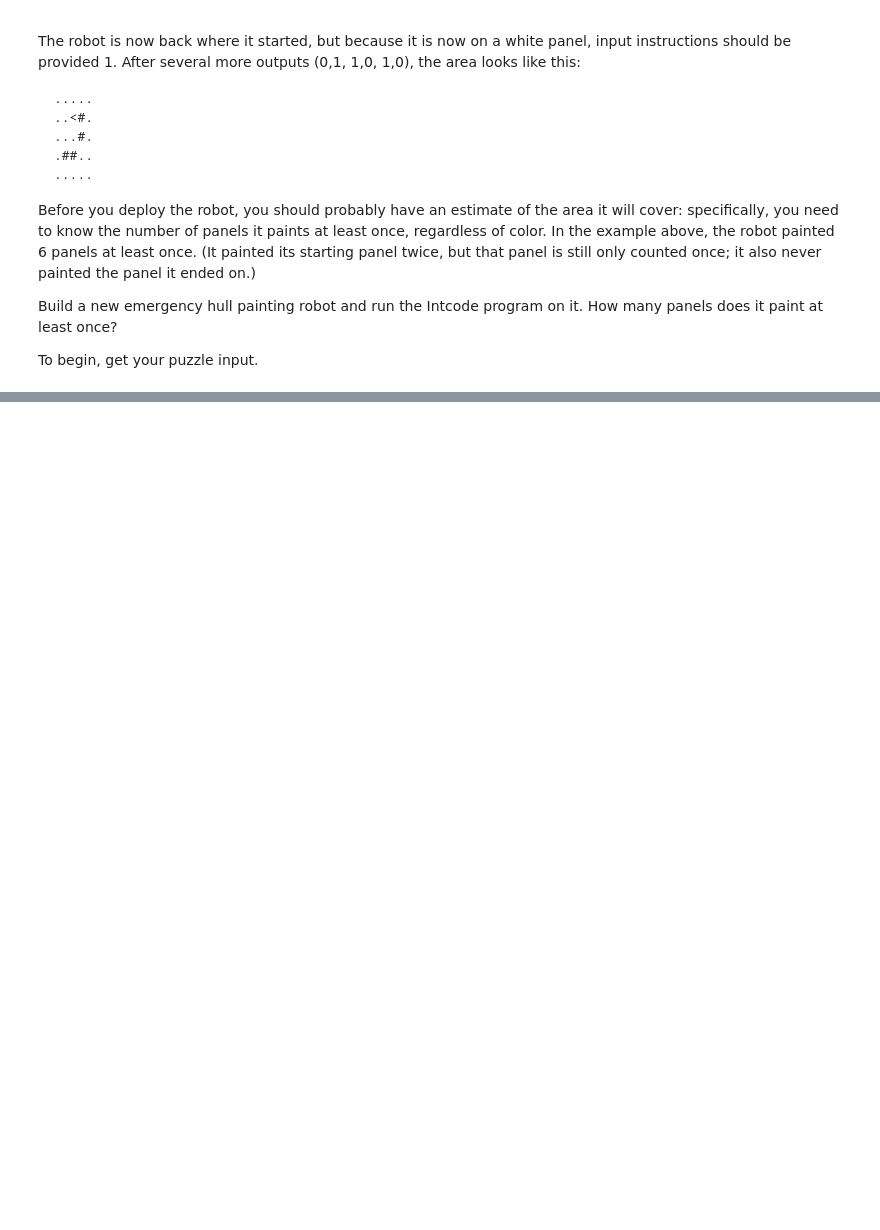
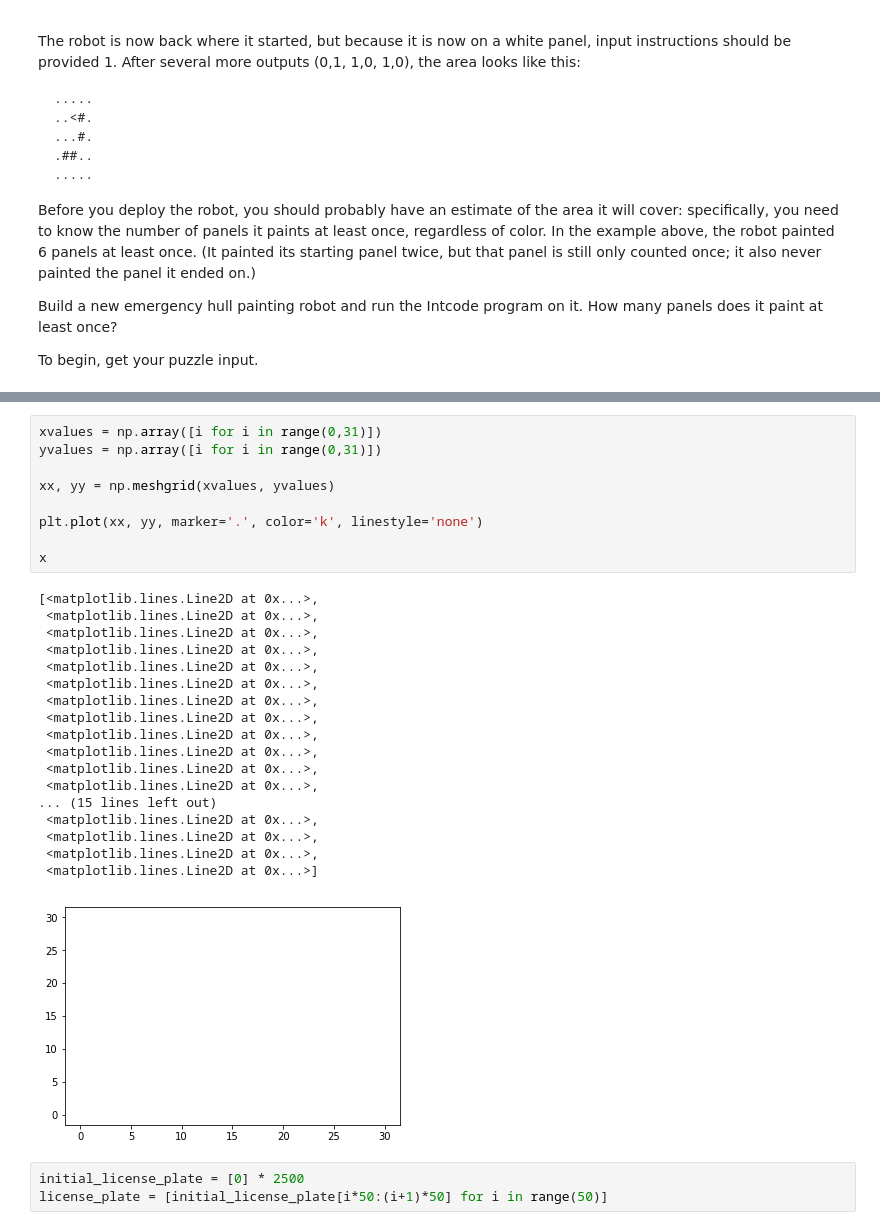
Before and after one commit to mikeion/AdventofCode2019, a Jupyter notebook: day11/day11.ipynb, the cells around one changed output, grey strips where cells are left out. Saved outputs shown, nothing was run; the diff lists cells and outputs as text; blank space fills up the shorter version.

```diff
--- a/day11/day11.ipynb
+++ b/day11/day11.ipynb
@@ -71,0 +256,31 @@ sys.path.insert(0, "../day9/)
+# %%
+xvalues = np.array([i for i in range(0,31)])
+yvalues = np.array([i for i in range(0,31)])
+
+xx, yy = np.meshgrid(xvalues, yvalues)
+
+plt.plot(xx, yy, marker='.', color='k', linestyle='none')
+
+x
+# %% [output]
+[<matplotlib.lines.Line2D at 0x...>,
+ <matplotlib.lines.Line2D at 0x...>,
+ <matplotlib.lines.Line2D at 0x...>,
+ <matplotlib.lines.Line2D at 0x...>,
+ <matplotlib.lines.Line2D at 0x...>,
+ <matplotlib.lines.Line2D at 0x...>,
+ <matplotlib.lines.Line2D at 0x...>,
+ <matplotlib.lines.Line2D at 0x...>,
+ <matplotlib.lines.Line2D at 0x...>,
+ <matplotlib.lines.Line2D at 0x...>,
+ <matplotlib.lines.Line2D at 0x...>,
+ <matplotlib.lines.Line2D at 0x...>,
+... (15 lines left out)
+ <matplotlib.lines.Line2D at 0x...>,
+ <matplotlib.lines.Line2D at 0x...>,
+ <matplotlib.lines.Line2D at 0x...>,
+ <matplotlib.lines.Line2D at 0x...>]
+[figure, added]
+# %%
+initial_license_plate = [0] * 2500
+license_plate = [initial_license_plate[i*50:(i+1)*50] for i in range(50)]
```
Also changed, not shown: parts of 12 cells of this notebook, 1 other file.
